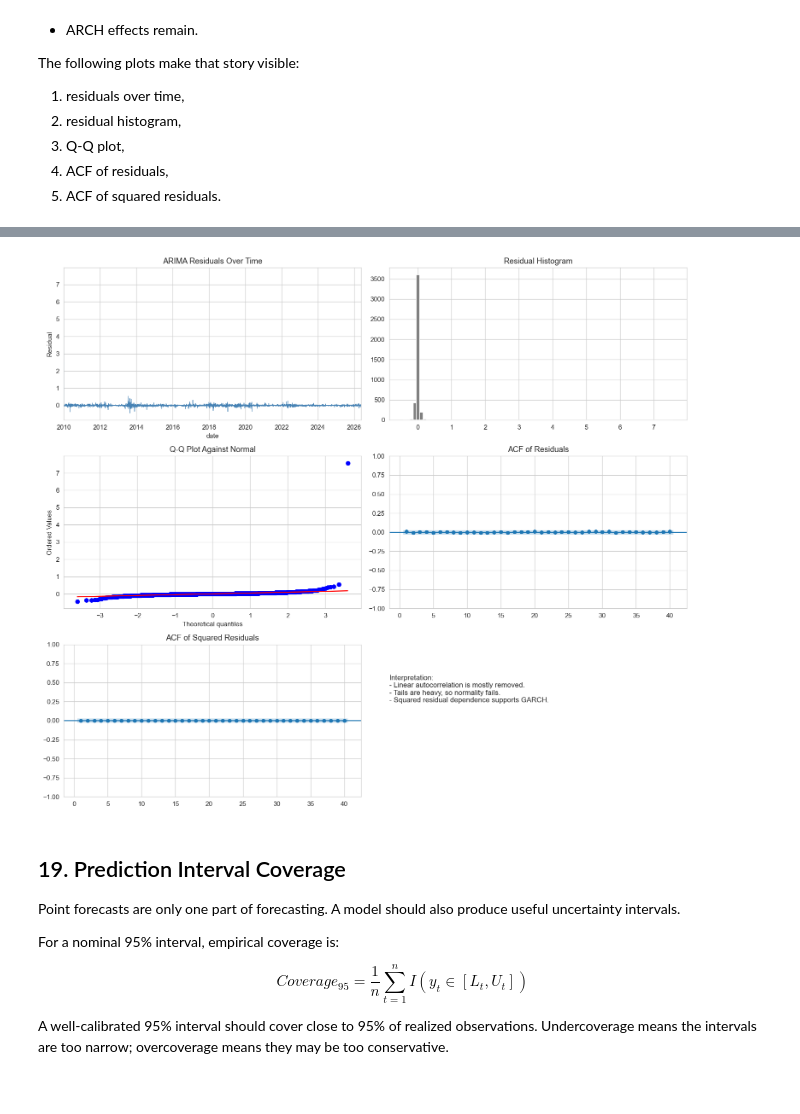
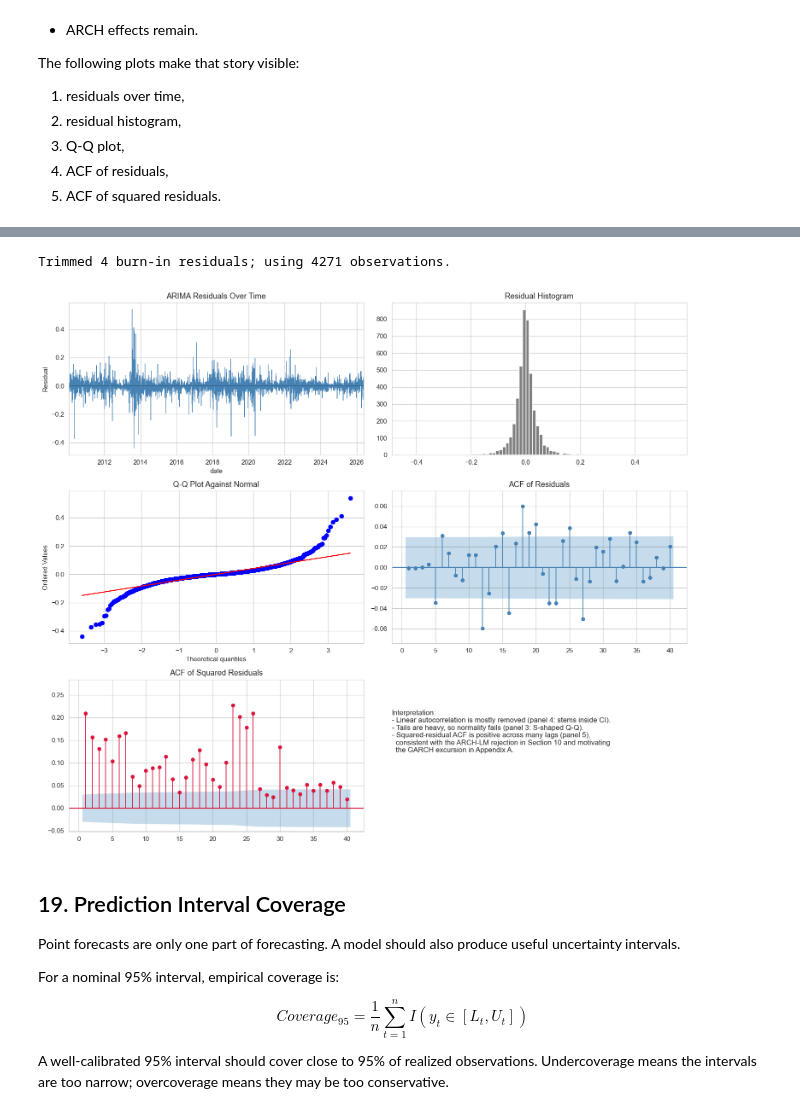
Before and after one commit to vybhav72954/india-gsec-yield, a Jupyter notebook: Univariate_India_10Y_Yield_v3.ipynb, the cells around one changed output, grey strips where cells are left out. Drawn from its saved outputs; the diff is of its cells as text; code cells hidden in the pictures.

```diff
--- a/Univariate_India_10Y_Yield_v3.ipynb
+++ b/Univariate_India_10Y_Yield_v3.ipynb
@@ -3097,7 +3142,14 @@ The following plots make that story visible:
 # %%
 from statsmodels.graphics.tsaplots import plot_acf
 
-resid_best = pd.Series(best_model.resid, index=y.index).dropna()
+# Trim the diffuse-Kalman-init residuals at the start of the ARIMA fit. The
+# first d + q observations (where (p,d,q) = best_order) carry the burn-in
+# from the initial state covariance; their residuals are essentially the
+# raw observed values rather than true innovations, and a single 7+ pp
+# spike from this would dominate every visual diagnostic below.
+_burn = max(1, best_order[1] + best_order[2])
+resid_best = pd.Series(best_model.resid, index=y.index).iloc[_burn:].dropna()
+print(f"Trimmed {_burn} burn-in residuals; using {len(resid_best)} observations.")
 
 fig, axes = plt.subplots(3, 2, figsize=(14, 12))
 axes = axes.ravel()
@@ -3105,6 +3157,7 @@ axes = axes.ravel()
 resid_best.plot(ax=axes[0], color='steelblue', lw=0.7)
 axes[0].set_title('ARIMA Residuals Over Time')
 axes[0].set_ylabel('Residual')
+axes[0].axhline(0, color='black', lw=0.4)
 
 axes[1].hist(resid_best, bins=80, color='gray', edgecolor='white')
 axes[1].set_title('Residual Histogram')
@@ -3112,19 +3165,25 @@ axes[1].set_title('Residual Histogram')
 stats.probplot(resid_best, dist='norm', plot=axes[2])
 axes[2].set_title('Q-Q Plot Against Normal')
 
-plot_acf(resid_best, lags=40, ax=axes[3], zero=False)
+plot_acf(resid_best, lags=40, ax=axes[3], zero=False, auto_ylims=True,
+         vlines_kwargs=dict(linewidth=1.2, colors="steelblue"),
+         color="steelblue")
 axes[3].set_title('ACF of Residuals')
 
-plot_acf(resid_best ** 2, lags=40, ax=axes[4], zero=False)
+plot_acf(resid_best ** 2, lags=40, ax=axes[4], zero=False, auto_ylims=True,
+         vlines_kwargs=dict(linewidth=1.2, colors="crimson"),
+         color="crimson")
 axes[4].set_title('ACF of Squared Residuals')
 
 axes[5].axis('off')
 axes[5].text(
     0.0, 0.8,
     'Interpretation:\n'
-    '- Linear autocorrelation is mostly removed.\n'
-    '- Tails are heavy, so normality fails.\n'
-    '- Squared residual dependence supports GARCH.',
+    '- Linear autocorrelation is mostly removed (panel 4: stems inside CI).\n'
+    '- Tails are heavy, so normality fails (panel 3: S-shaped Q-Q).\n'
+    '- Squared-residual ACF is positive across many lags (panel 5),\n'
+    '  consistent with the ARCH-LM rejection in Section 10 and motivating\n'
+    '  the GARCH excursion in Appendix A.',
     fontsize=11,
     va='top'
 )
@@ -3136,4 +3199,5 @@ plt.show()
+Trimmed 4 burn-in residuals; using 4271 observations.
-[figure, old version]
+[figure, new version]
 # %% [markdown]
 ## 19. Prediction Interval Coverage
 
```
Also changed, not shown: parts of 11 cells of this notebook, 3 other files.
